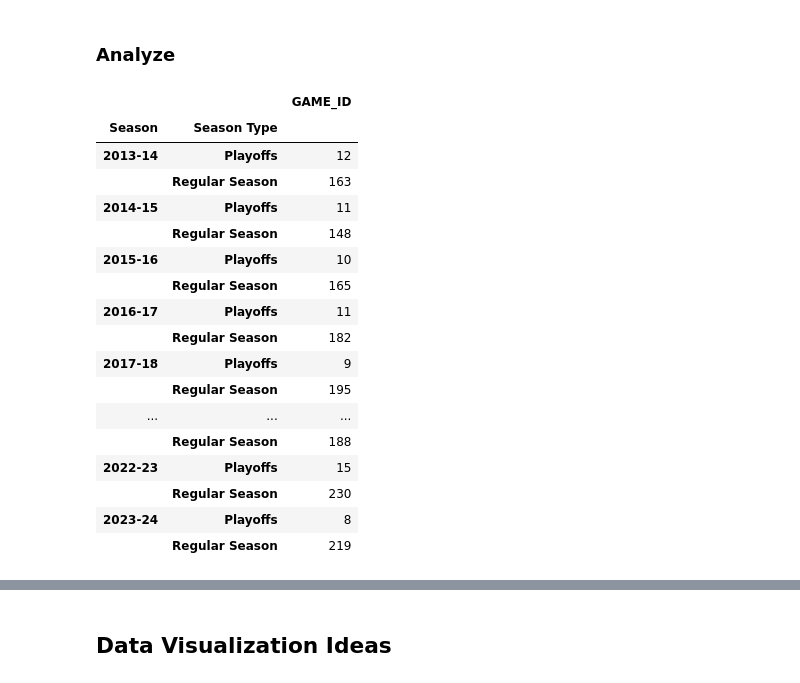
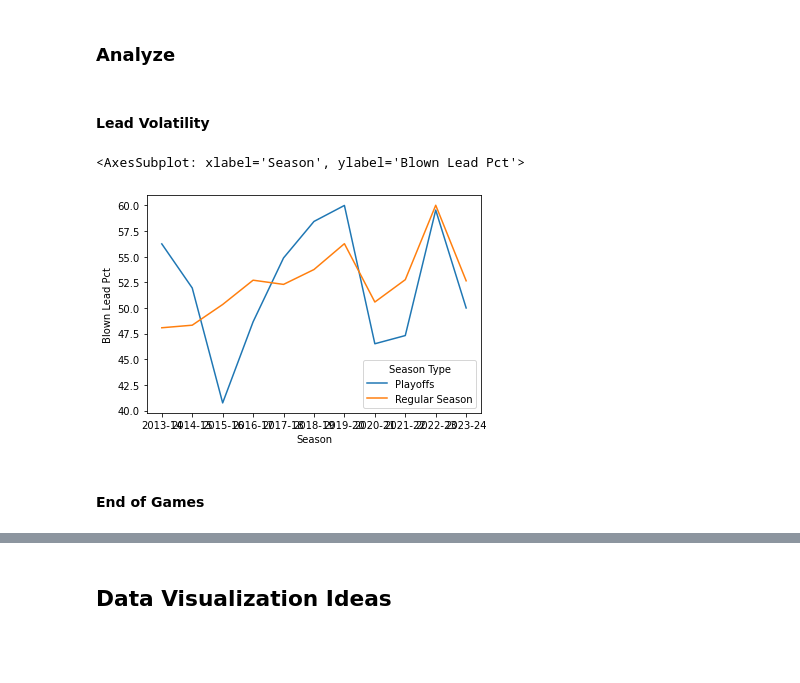
Before and after one commit to Idakan/NBA_DataViz-and-ML_Projs, a Jupyter notebook: NBA Aggregate Data.ipynb, the cells around one changed output, grey strips where cells are left out. Cells and saved outputs as stored; diff of their text form; code cells hidden in the pictures; blank space fills up the shorter version.

```diff
--- a/NBA Aggregate Data.ipynb
+++ b/NBA Aggregate Data.ipynb
@@ -805,38 +861,39 @@ len(set(pbp_df['GAME_ID']))
 ### Analyze
 # %%
 pbp_df = pd.read_csv('pbp_df.csv', converters={'GAME_ID':str})
+# %% [markdown]
+#### Lead Volatility
 # %%
-big_lead = 15
+big_lead = 10
 small_deficit = 0
 #pbp_df = pbp_df.sort_values(by=['GAME_ID','EVENTNUM']).reset_index(drop=True)
-pbp_df['new_game'] = pbp_df['GAME_ID'] != pbp_df.shift(1)['GAME_ID']
-pbp_df['state'] = pbp_df.apply(lambda x:'ng' if x.new_game else \
-                           ('sl' if np.abs(x.SCOREMARGIN) <= small_deficit else \
-                            ('bl' if np.abs(x.SCOREMARGIN) >= big_lead else None)),axis=1)
-blown_leads_df = pbp_df[['SCOREMARGIN','state','GAME_ID','new_game']].dropna().reset_index(drop=True)
-blown_leads_df['check'] = blown_leads_df['state'] + blown_leads_df.shift(1)['state']
+pbp_filtered = pbp_df.loc[(np.abs(pbp_df.SCOREMARGIN) <= small_deficit) |
+                      (np.abs(pbp_df.SCOREMARGIN) >= big_lead)].copy()
+
+pbp_filtered['new_game'] = pbp_filtered['GAME_ID'] != pbp_filtered.shift(1)['GAME_ID']
+
+pbp_filtered['state'] = pbp_filtered.apply(lambda x: 'bl' if np.abs(x.SCOREMARGIN) >= big_lead else \
+                                           ('ng' if x.new_game else \
+                           ('sl' if np.abs(x.SCOREMARGIN) <= small_deficit else None)),axis=1)
+# %%
+blown_leads_df = pbp_filtered[['SCOREMARGIN','state','GAME_ID','new_game']].dropna().reset_index(drop=True)
+blown_leads_df['check'] = blown_leads_df['state'] + blown_leads_df.shift(1)['state']
 # %%
-blown_games = list(blown_leads_df[blown_leads_df['check']=='slbl']['GAME_ID'])
-blown_leads_df = blown_leads_df[blown_leads_df['check']=='slbl']
 blown_leads_df['Season'] = blown_leads_df['GAME_ID'].apply(lambda x: '20' + str(x[3:5]) + '-' + str(int(x[3:5])+1))
 blown_leads_df['Season Type'] = blown_leads_df['GAME_ID'].apply(lambda x: 'Regular Season' if x[2] == '2' else 'Playoffs')
-blown_leads_df[['Season','Season Type','GAME_ID']].groupby(['Season','Season Type']).count()
+all_leads_df = blown_leads_df[blown_leads_df['check'].isin(['blbl','blsl'])]
+blown_leads_df = blown_leads_df[blown_leads_df['check']=='slbl']
+blown_leads_agg = blown_leads_df[['Season','Season Type','GAME_ID']].groupby(['Season','Season Type']).count()
+all_leads_agg = all_leads_df[['Season','Season Type','GAME_ID']].drop_duplicates().groupby(['Season','Season Type']).count()
-# %% [output]
-|  |  | GAME_ID |
-| Season | Season Type |  |
-| 2013-14 | Playoffs | 12 |
-|  | Regular Season | 163 |
-| 2014-15 | Playoffs | 11 |
-|  | Regular Season | 148 |
-| 2015-16 | Playoffs | 10 |
-|  | Regular Season | 165 |
-| 2016-17 | Playoffs | 11 |
-|  | Regular Season | 182 |
-| 2017-18 | Playoffs | 9 |
-|  | Regular Season | 195 |
-| ... | ... | ... |
-|  | Regular Season | 188 |
-| 2022-23 | Playoffs | 15 |
-|  | Regular Season | 230 |
-| 2023-24 | Playoffs | 8 |
-|  | Regular Season | 219 |
+# %%
+lead_comb_df = all_leads_agg.merge(blown_leads_agg,on=['Season','Season Type'])
+lead_comb_df = lead_comb_df.rename(columns={'GAME_ID_x':f'# {big_lead} Pt Leads',
+                                            'GAME_ID_y':f'# {big_lead} Pt Blown Leads'})
+lead_comb_df['Blown Lead Pct'] = round(100*lead_comb_df[f'# {big_lead} Pt Blown Leads'] / lead_comb_df[f'# {big_lead} Pt Leads'],2)
+lead_comb_df
+sns.lineplot(lead_comb_df,x='Season',y='Blown Lead Pct',hue='Season Type')
+# %% [output]
+<AxesSubplot: xlabel='Season', ylabel='Blown Lead Pct'>
+[figure, added]
+# %% [markdown]
+#### End of Games
```
Also changed, not shown: parts of 35 cells of this notebook.
